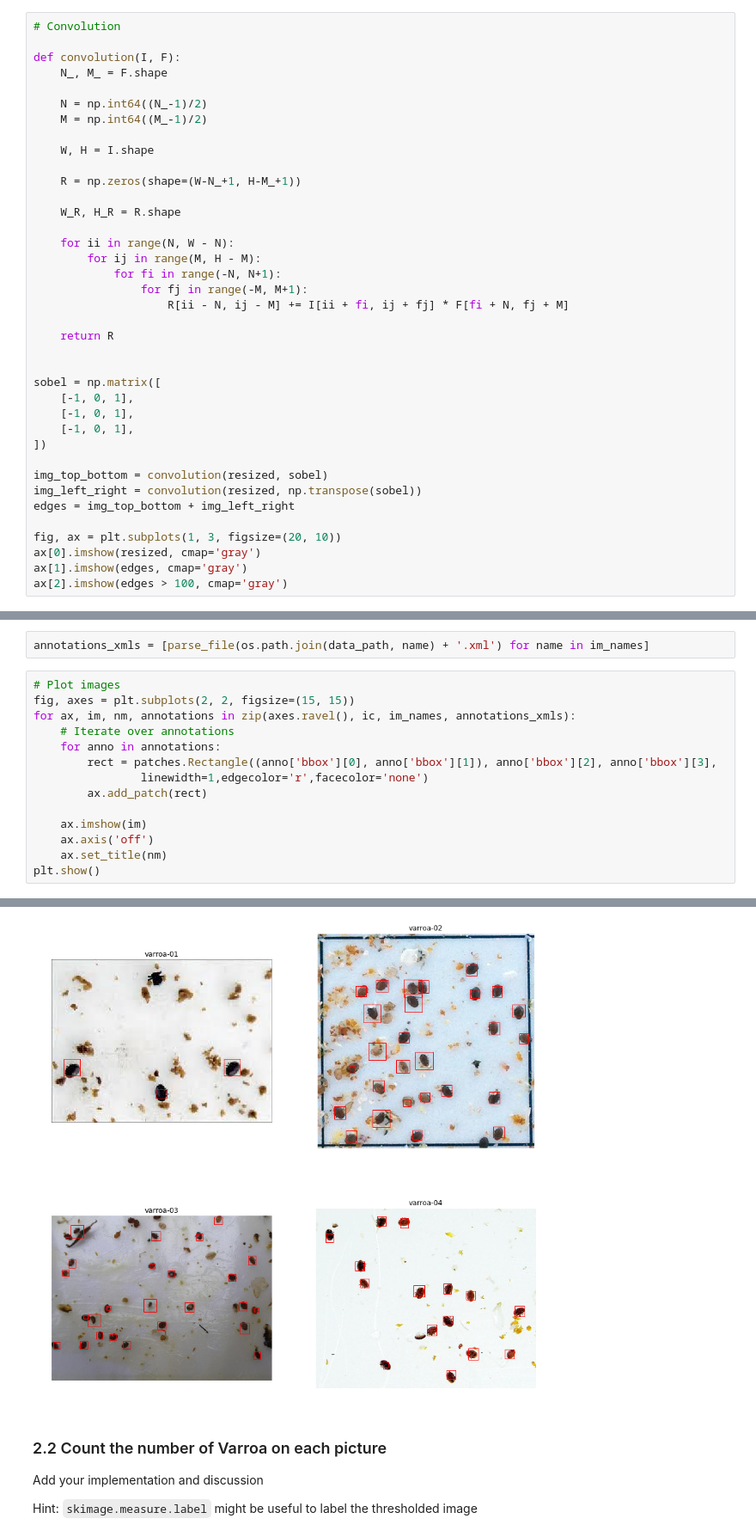
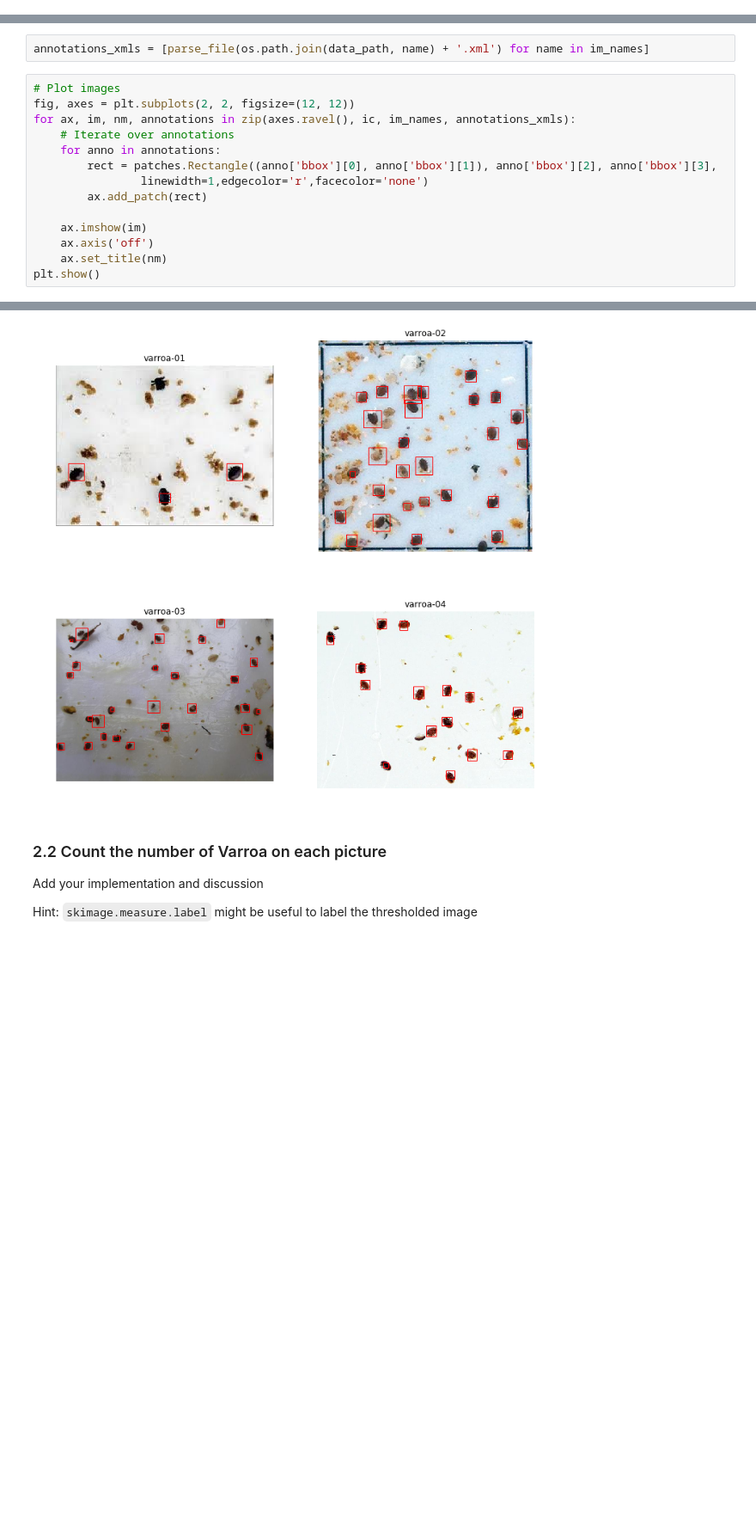
Before and after one commit to JelenaBanjac/image-analysis, a Jupyter notebook: labs/lab_01_segmentation.ipynb, the cells around one changed output, grey strips where cells are left out. Shown at 86% size. Drawn from its saved outputs; the diff is of its cells as text; blank space fills up the shorter version.

```diff
--- a/labs/lab_01_segmentation.ipynb
+++ b/labs/lab_01_segmentation.ipynb
@@ -137,38 +203,0 @@ plt.show()
-# %%
-# Convolution
-
-def convolution(I, F):
-    N_, M_ = F.shape
-
-    N = np.int64((N_-1)/2)
-    M = np.int64((M_-1)/2)
-
-    W, H = I.shape
-
-    R = np.zeros(shape=(W-N_+1, H-M_+1))
-
-    W_R, H_R = R.shape
-
-    for ii in range(N, W - N):
-        for ij in range(M, H - M):
-            for fi in range(-N, N+1):
-                for fj in range(-M, M+1):
-                    R[ii - N, ij - M] += I[ii + fi, ij + fj] * F[fi + N, fj + M]
-
-    return R
-
-
-sobel = np.matrix([
-    [-1, 0, 1],
-    [-1, 0, 1],
-    [-1, 0, 1],
-])
-
-img_top_bottom = convolution(resized, sobel)
-img_left_right = convolution(resized, np.transpose(sobel))
-edges = img_top_bottom + img_left_right
-
-fig, ax = plt.subplots(1, 3, figsize=(20, 10))
-ax[0].imshow(resized, cmap='gray')
-ax[1].imshow(edges, cmap='gray')
-ax[2].imshow(edges > 100, cmap='gray')
@@ -289,7 +316,7 @@ def parse_file(filename):
 annotations_xmls = [parse_file(os.path.join(data_path, name) + '.xml') for name in im_names]
 # %%
 # Plot images
-fig, axes = plt.subplots(2, 2, figsize=(15, 15))
+fig, axes = plt.subplots(2, 2, figsize=(12, 12))
 for ax, im, nm, annotations in zip(axes.ravel(), ic, im_names, annotations_xmls):
     # Iterate over annotations
     for anno in annotations:
@@ -305,4 +333,4 @@ plt.show()
-[figure, old version]
+[figure, new version]
 # %% [markdown]
 ### 2.2 Count the number of Varroa on each picture
 
```
Also changed, not shown: parts of 18 cells of this notebook.
